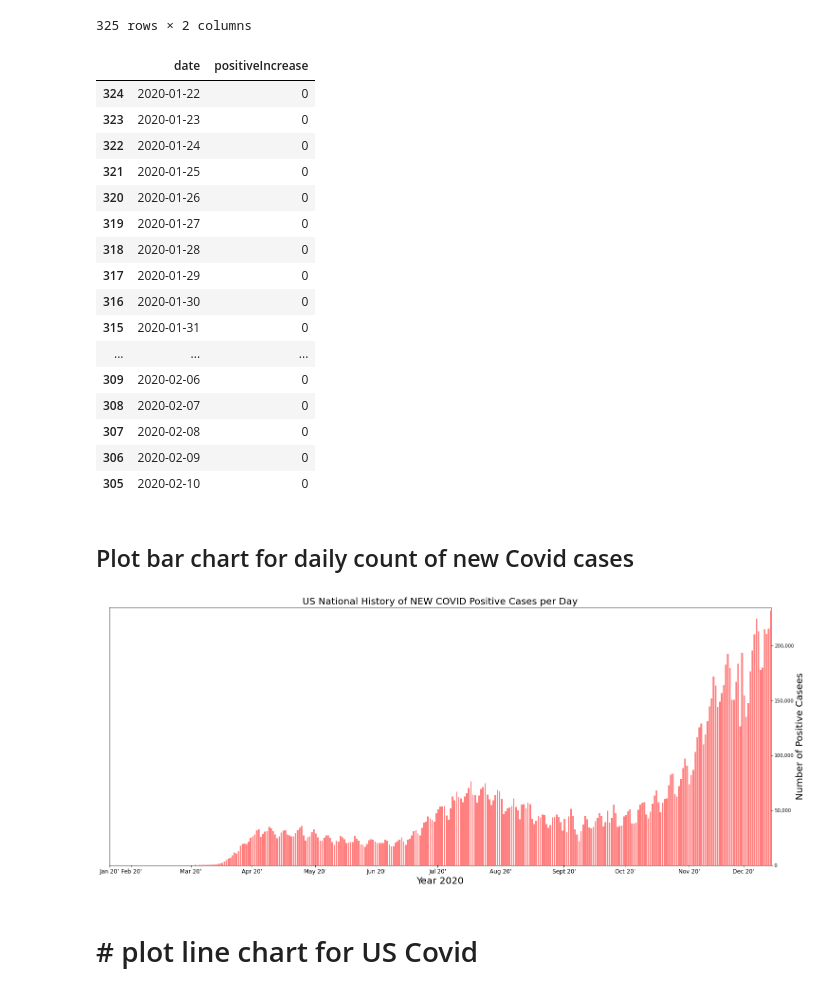
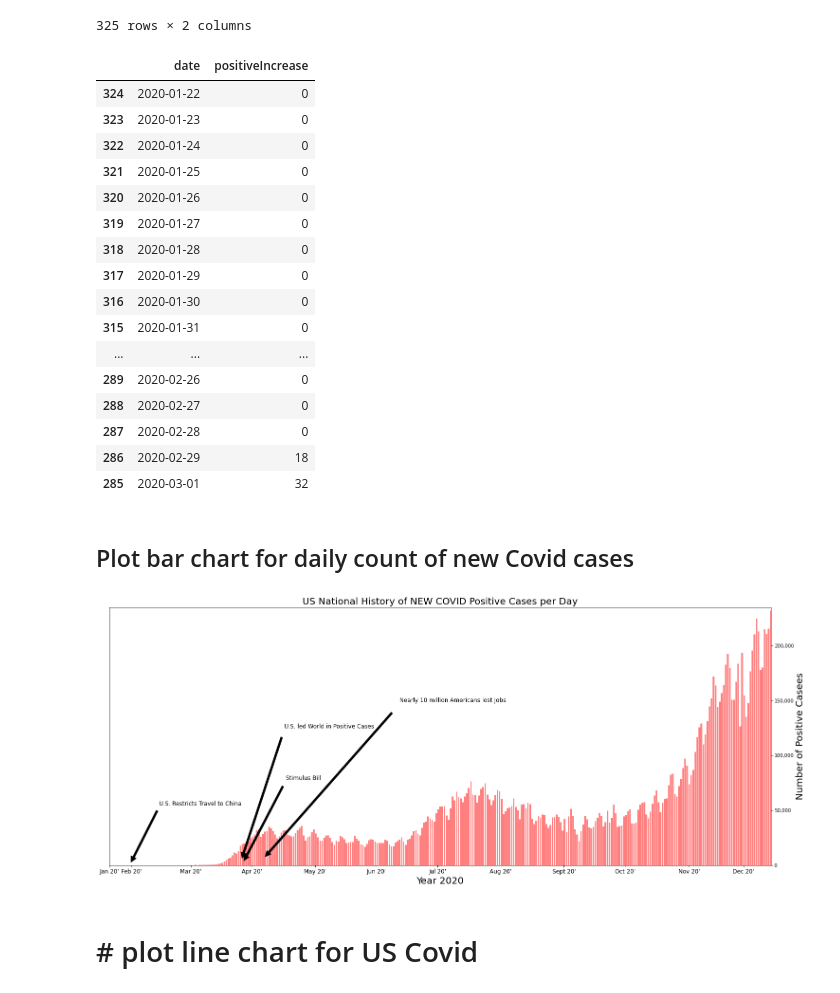
Before and after one commit to danawoodruff/Car-Sales-Analysis, a Jupyter notebook: COVID_data/Covid_data.ipynb, the cells around one changed output. Cells and saved outputs as stored; diff of their text form; code cells hidden in the pictures.

```diff
--- a/COVID_data/Covid_data.ipynb
+++ b/COVID_data/Covid_data.ipynb
@@ -61,7 +61,7 @@ usCovid_df
 # %%
 #Sort data frame by date so that numbers of positive cases will be smaller on top
 cov = usCovid_df.sort_values(by=['date'])
-cov.head(20)
+cov.head(40)
 # %% [output]
 |  | date | positiveIncrease |
 | 324 | 2020-01-22 | 0 |
@@ -75,11 +75,11 @@ cov.head(20)
 | 316 | 2020-01-30 | 0 |
 | 315 | 2020-01-31 | 0 |
 | ... | ... | ... |
-| 309 | 2020-02-06 | 0 |
-| 308 | 2020-02-07 | 0 |
-| 307 | 2020-02-08 | 0 |
-| 306 | 2020-02-09 | 0 |
-| 305 | 2020-02-10 | 0 |
+| 289 | 2020-02-26 | 0 |
+| 288 | 2020-02-27 | 0 |
+| 287 | 2020-02-28 | 0 |
+| 286 | 2020-02-29 | 18 |
+| 285 | 2020-03-01 | 32 |
 # %% [markdown]
 ## Plot bar chart for daily count of new Covid cases
 # %%
@@ -89,42 +89,56 @@ x_axis = np.arange(len(usCovid_df))
 f = plt.figure(figsize=(25,10))
 ax = f.add_subplot(111)
 # Combine line plot and bar plot to one plot
 #plt.plot(x_axis, cov['positiveIncrease'])
 plt.bar(x_axis, cov['positiveIncrease'], color = 'r', alpha = 0.50,align = 'edge')
 # y-axis on the right side
 ax.yaxis.tick_right()
 #plt.xticks(tick_locations)
 ax.set_xticks([0,11,40,70,101,131,161,192,223,253,284,311])
 ax.set_xticklabels(["Jan 20'","Feb 20'", "Mar 20'", "Apr 20'", "May 20'", "Jun 20'",
                    "Jul 20'", "Aug 20'", "Sept 20'","Oct 20'", " Nov 20'", "Dec 20'"],fontsize = 12)
 plt.xlim(0,324.5)
 plt.ylim(-1,235000)
 ax.get_yaxis().set_major_formatter(matplotlib.ticker.FuncFormatter(lambda x, p: format(int(x), ',')))
 
 plt.title("US National History of NEW COVID Positive Cases per Day",fontsize = 20)
 plt.xlabel('Year 2020',fontsize = 20)
 #plt.ylabel("Number of Postive Cases")
 ax.yaxis.set_label_position('right')
 
 #Historical Markers
 ax.set_ylabel('Number of Positive Casees', fontsize = 20)
-#ax.annotate('07/13 More than 5 Million Americans Lose Health Insurance', xy=(173, 100000), xytext=(50, 100000),
+#ax.annotate('07/13 More than 5 Million Americans Lose Health Insurance', xy=(173, 300), xytext=(50, 100),
             #fontsize = 15, arrowprops=dict(facecolor='black', shrink=0.05))
-#ax.annotate('03/13 National Emergency Declared', xy=(52, 100000), xytext=(70, 9000000),
+#ax.annotate('03/13 National Emergency Declared', xy=(52, 100000), xytext=(.2, 1.),
             #fontsize = 15, arrowprops=dict(facecolor='black', shrink=0.05))
-#ax.annotate('03/27 Stimulus Bill Signed', xy=(64, 10000), xytext=(80, 4500000),
+#ax.annotate('03/27 Stimulus Bill Signed', xy=(65, 130), xytext=(80, .35),
             #fontsize = 15, arrowprops=dict(facecolor='black', shrink=0.05))
-#ax.annotate('03/26 U.S. led World in Positive Cases', xy=(63, 10000), xytext=(80, 8000000),
+#ax.annotate('03/26 U.S. led World in Positive Cases', xy=(64, 120), xytext=(.2, .35),
+            #arrowprops=dict(facecolor='black', shrink=0.05))
+#ax.annotate('01/31 Trump Restricts Travel from China', xy=(10, 60), xytext=(.08, .20),
             #fontsize = 15, arrowprops=dict(facecolor='black', shrink=0.05))
-#ax.annotate('01/31 Trump Restricts Travel from China', xy=(10, 10000), xytext=(10, 10000000),
-            #fontsize = 15, arrowprops=dict(facecolor='black', shrink=0.05))
-
-
+ax.annotate('Nearly 10 million Americans lost Jobs', xy=(73, 500),  xycoords='data',
+            xytext=(.6, .65), textcoords='axes fraction',
+            arrowprops=dict(facecolor='black', shrink=0.05),
+            horizontalalignment='right', verticalalignment='top',fontsize = 12)
+ax.annotate('U.S. led World in Positive Cases', xy=(64, 200),  xycoords='data',
+            xytext=(.4, .55), textcoords='axes fraction',
+            arrowprops=dict(facecolor='black', shrink=0.05),
+            horizontalalignment='right', verticalalignment='top',fontsize = 12)
+ax.annotate('Stimulus Bill', xy=(65, 170),  xycoords='data',
+            xytext=(.32, .35), textcoords='axes fraction',
+            arrowprops=dict(facecolor='black', shrink=0.05),
+            horizontalalignment='right', verticalalignment='top',fontsize = 12)
+ax.annotate('U.S. Restricts Travel to China', xy=(10, 100),  xycoords='data',
+            xytext=(.2, .25), textcoords='axes fraction',
+            arrowprops=dict(facecolor='black', shrink=0.05),
+            horizontalalignment='right', verticalalignment='top',fontsize = 12)
 # Save image in directory COVID_data
 plt.savefig('covid_us_barplot.png')
 plt.show()
 # %% [output]
-[figure, old version]
+[figure, new version]
 # %% [markdown]
 # # plot line chart for US Covid
 # %%
```
Also changed, not shown: parts of 11 cells of this notebook, 2 other files.
